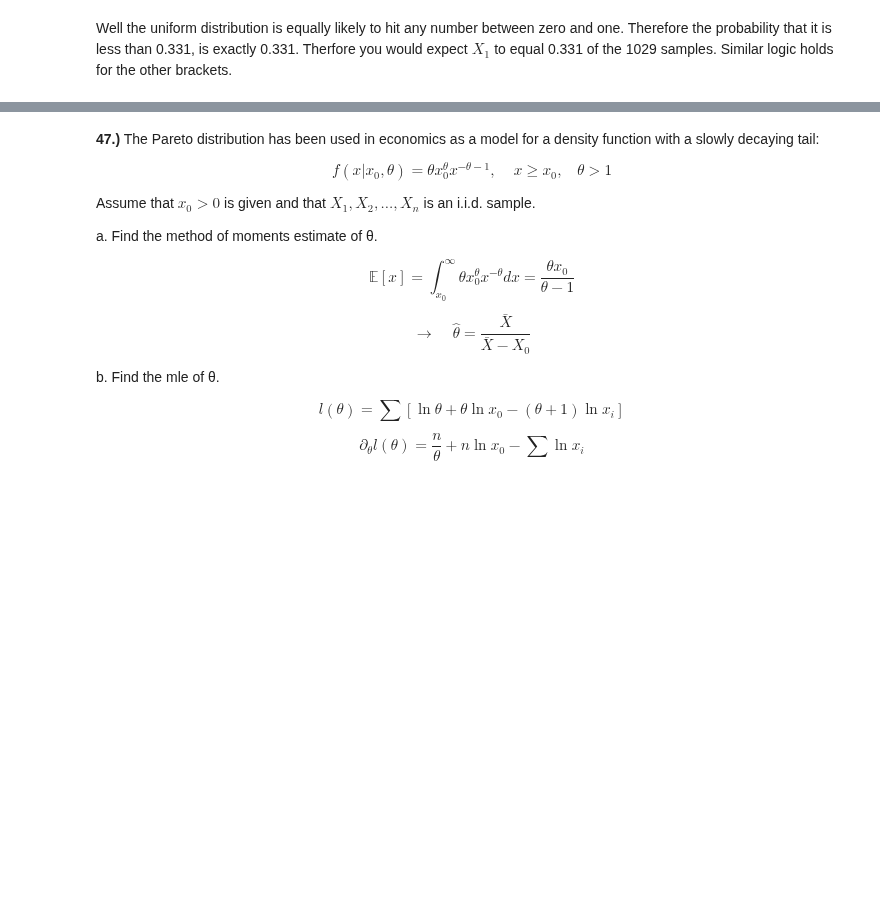
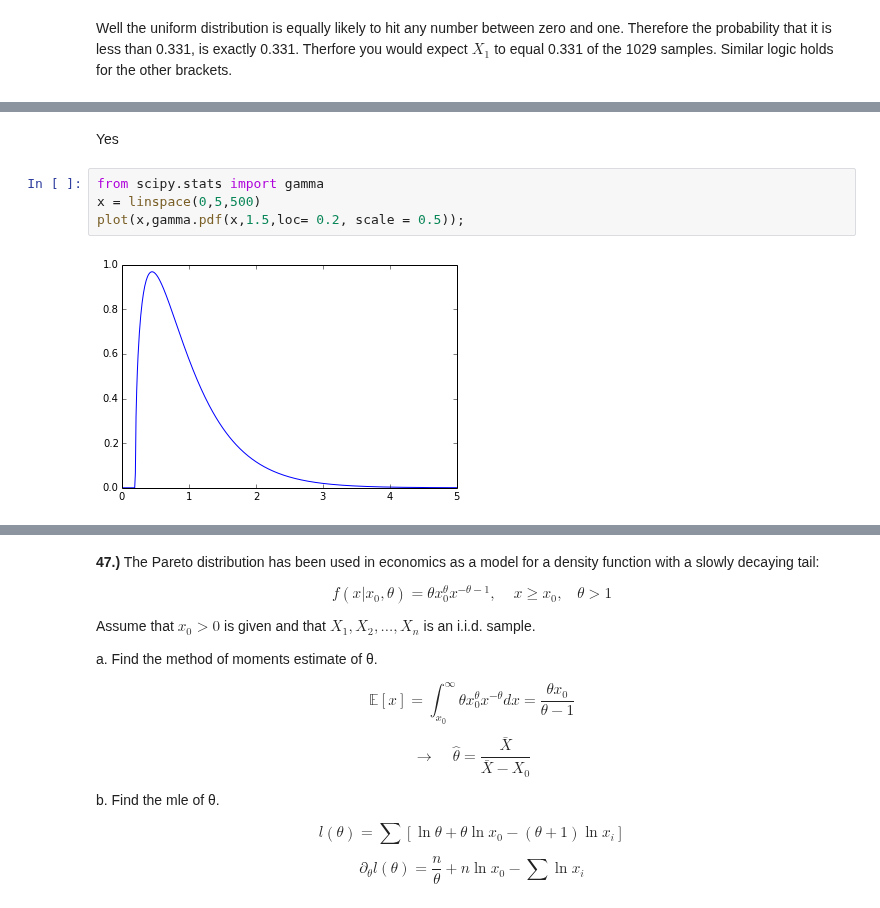
Before and after one commit to Chuphay/school, a Jupyter notebook: mStat1/HW 3.ipynb, the cells around one changed output, grey strips where cells are left out. Saved outputs shown, nothing was run; the diff lists cells and outputs as text; blank space fills up the shorter version.

```diff
--- a/mStat1/HW 3.ipynb
+++ b/mStat1/HW 3.ipynb
@@ -91,0 +82,8 @@ mum likelihood.
+# %% [markdown]
+Yes
+# %%
+from scipy.stats import gamma
+x = linspace(0,5,500)
+plot(x,gamma.pdf(x,1.5,loc= 0.2, scale = 0.5));
+# %% [output]
+[figure, added]
```
Also changed, not shown: parts of 18 cells of this notebook.
